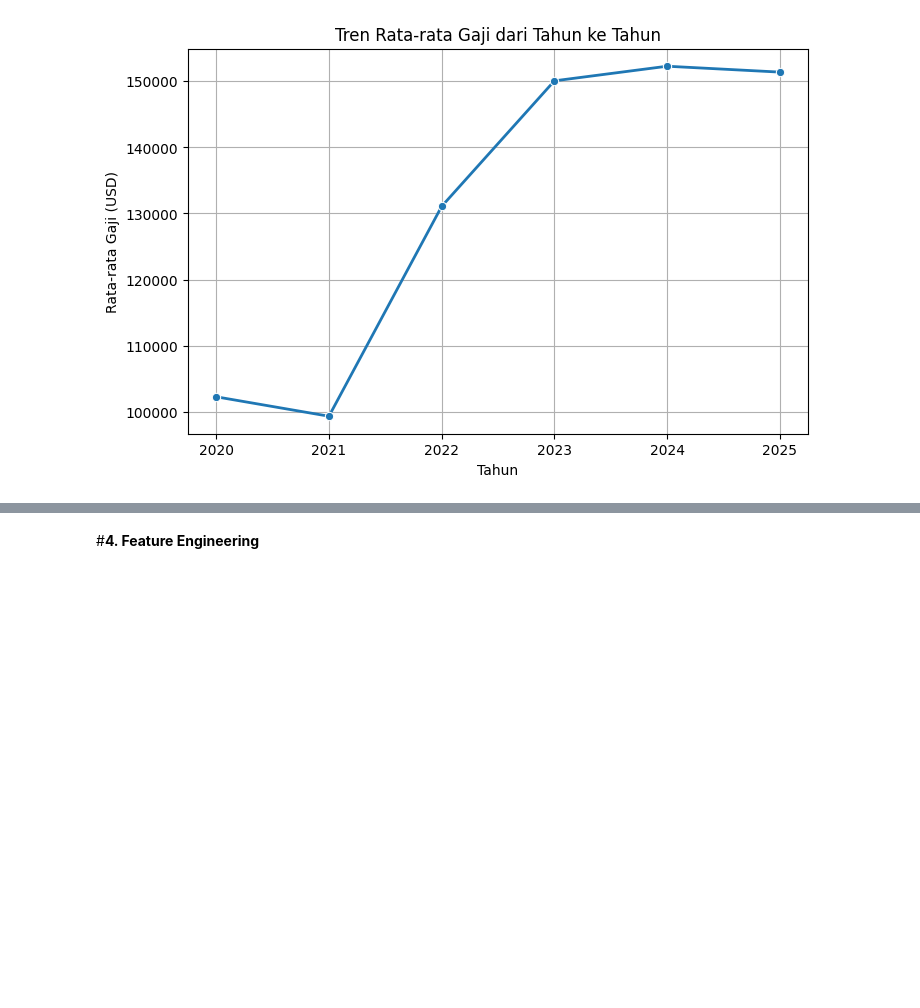
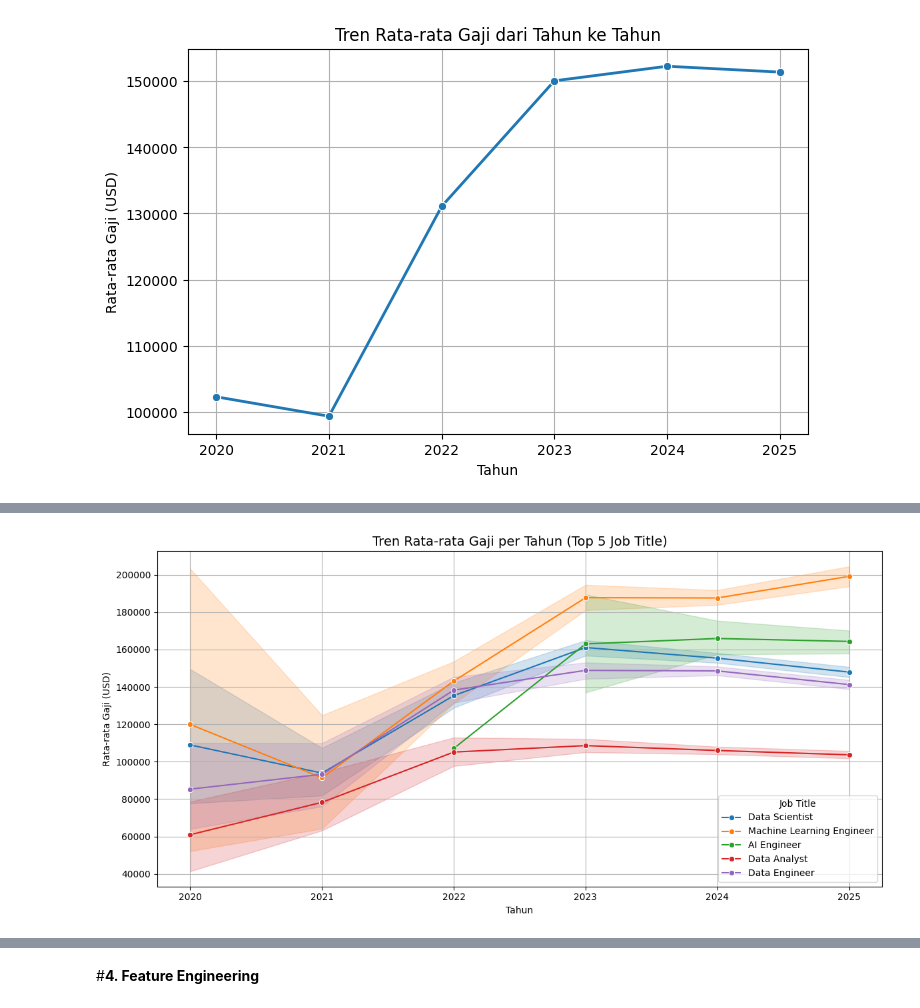
Before and after one commit to fathanzys/Data, a Jupyter notebook: uas_DataMining.ipynb, the cells around one changed output, grey strips where cells are left out. Cells and saved outputs as stored; diff of their text form; code cells hidden in the pictures; blank space fills up the shorter version.

```diff
--- a/uas_DataMining.ipynb
+++ b/uas_DataMining.ipynb
@@ -93,0 +127,12 @@ plt.show()
+# %%
+plt.figure(figsize=(12, 6))
+sns.lineplot(data=df_focus, x='work_year', y='salary_in_usd', hue='job_title', marker='o')
+plt.title('Tren Rata-rata Gaji per Tahun (Top 5 Job Title)', fontsize=14)
+plt.xlabel('Tahun')
+plt.ylabel('Rata-rata Gaji (USD)')
+plt.legend(title='Job Title')
+plt.grid(True)
+plt.tight_layout()
+plt.show()
+# %% [output]
+[figure, added]
```
Also changed, not shown: parts of 6 cells of this notebook.
